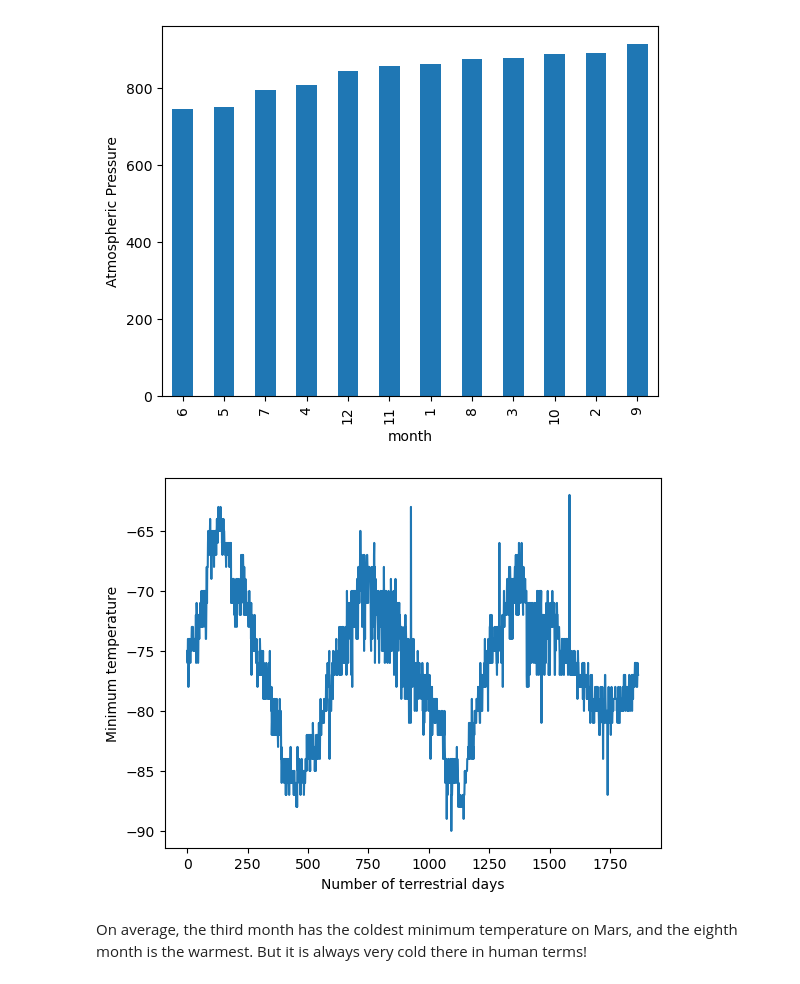
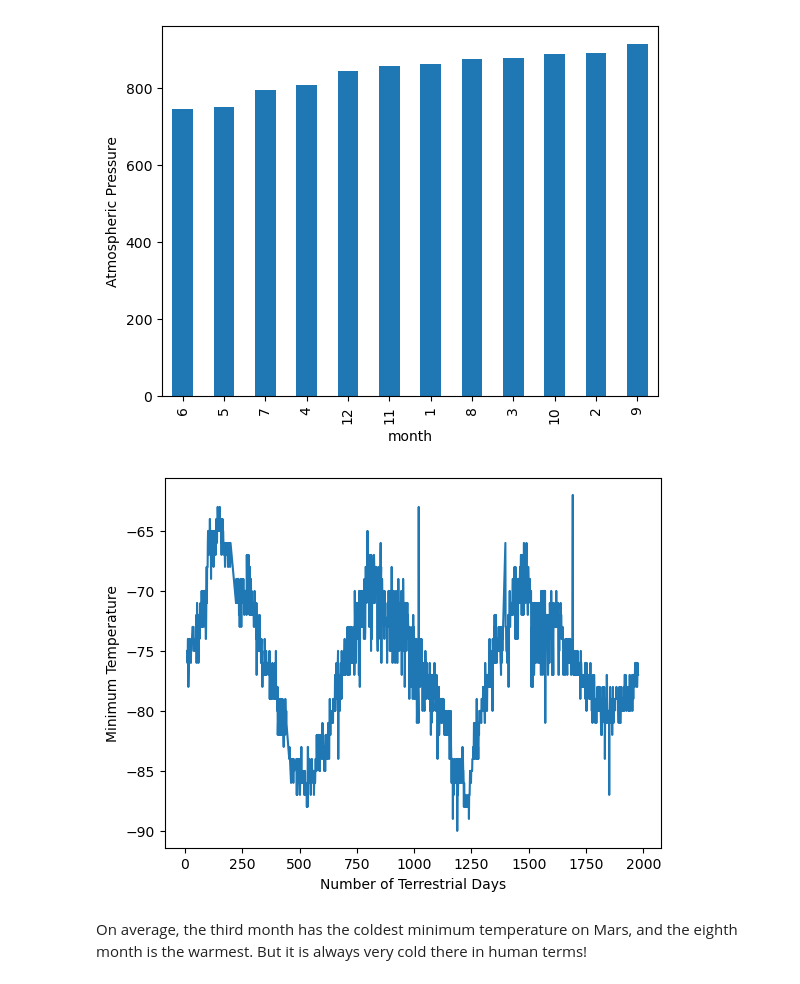
Before and after one commit to eaccooper5/data_collection-challenge, a Jupyter notebook: part_2_mars_weather.ipynb, the cells around one changed output. Cells and saved outputs as stored; diff of their text form; code cells hidden in the pictures.

Commit message:
completed data project with charts and csv export file

```diff
--- a/part_2_mars_weather.ipynb
+++ b/part_2_mars_weather.ipynb
@@ -111,5 +111,8 @@ dtype: object
 # %%
 # Change data types for data analysis
 temp_df['terrestrial_date'] = pd.to_datetime(temp_df['terrestrial_date'])
-#temp_df['sol', 'ls', 'month'] = temp_df['sol', 'ls', 'month'].astype(int)
-temp_df['min_temp', 'pressure'] = temp_df['min_temp', 'pressure'].astype(float)
+temp_df['sol'] = temp_df['sol'].astype(int)
+temp_df['ls'] = temp_df['ls'].astype(int)
+temp_df['month'] = temp_df['month'].astype(int)
+temp_df['min_temp'] =temp_df['min_temp'].astype(float)
+temp_df['pressure'] = temp_df['pressure'].astype(float)
@@ -210,8 +240,16 @@ Name: pressure, dtype: float64
 [figure]
 # %%
 # 5. How many terrestrial (earth) days are there in a Martian year?
+terrestrial_days = temp_df.groupby('sol')['min_temp'].mean()
+terrestrial_days
+
+terrestrial_days.plot()
+
+plt.xlabel('Number of Terrestrial Days')
+plt.ylabel('Minimum Temperature')
+plt.show()
 # %% [output]
-[figure, old version]
+[figure, new version]
 # %% [markdown]
 On average, the third month has the coldest minimum temperature on Mars, and the eighth month is the warmest. But it is always very cold there in human terms!
 # %% [markdown]
```
Also changed, not shown: parts of 10 cells of this notebook, 1 other file.
